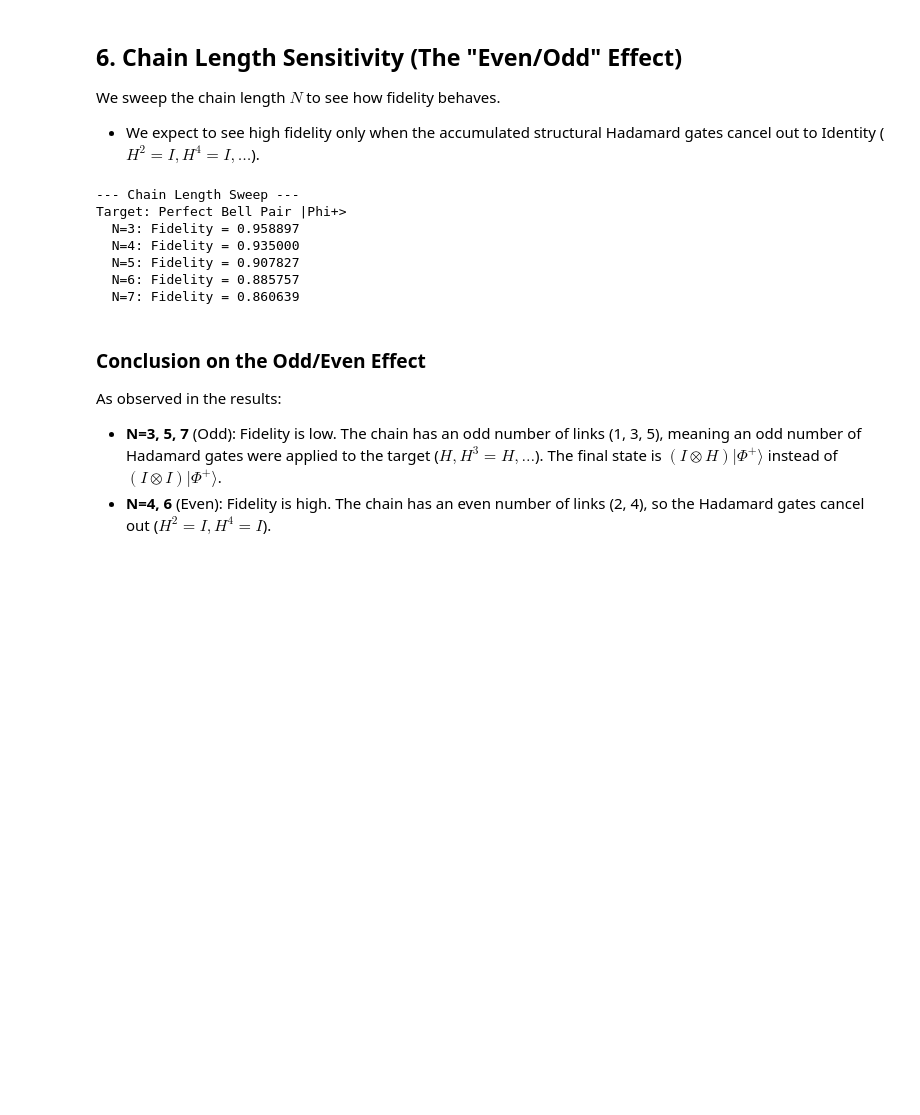
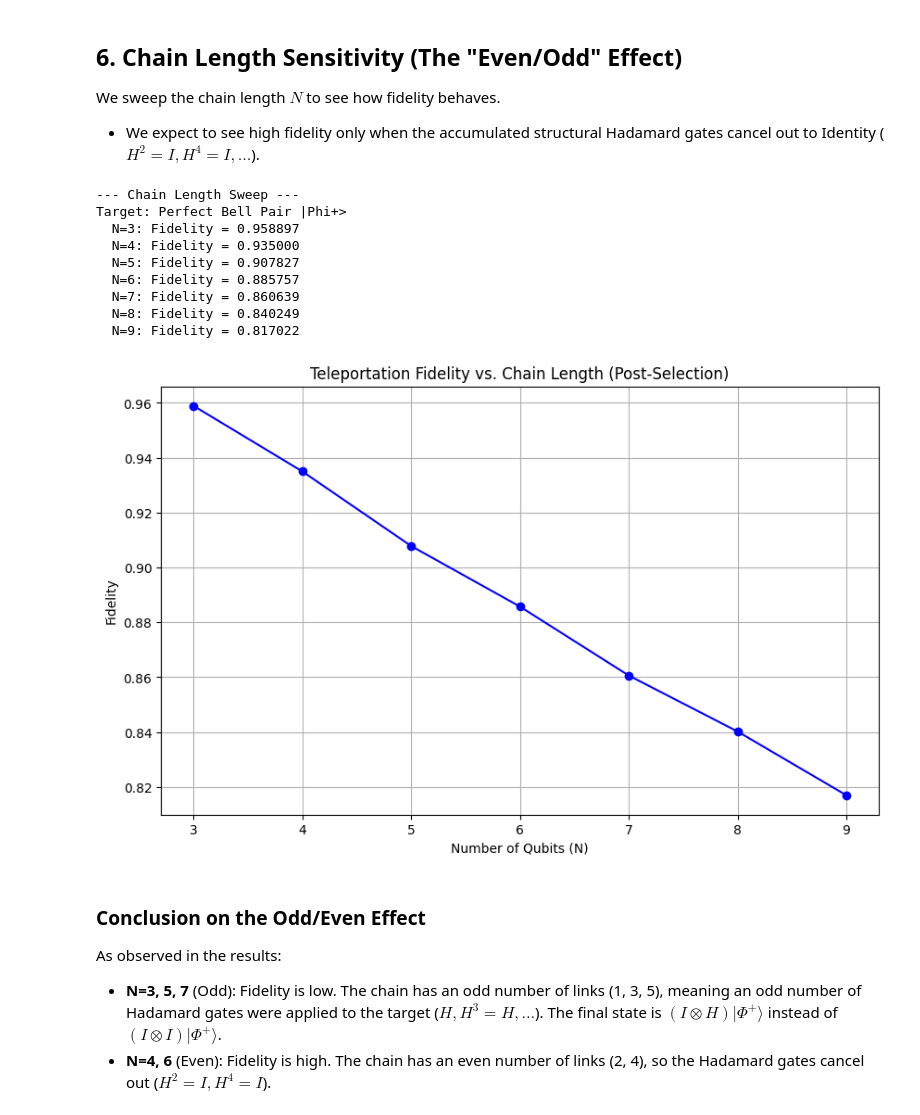
Before and after one commit to cqqqq01-source/Quantum_Teleportation_1d_chain_simulation, a Jupyter notebook: n_qubit_teleportation_post_selection.ipynb, the cells around one changed output. Saved outputs shown, nothing was run; the diff lists cells and outputs as text; code cells hidden in the pictures; blank space fills up the shorter version.

Commit message:
Add n-qubit swap experiment and comparison plot

```diff
--- a/n_qubit_teleportation_post_selection.ipynb
+++ b/n_qubit_teleportation_post_selection.ipynb
@@ -224,19 +225,36 @@ We sweep the chain length $N$ to see how fidelity behaves.
 # %%
 print("\n--- Chain Length Sweep ---")
 print("Target: Perfect Bell Pair |Phi+>")
-for n in range(3, 8):
+
+N_values = list(range(3, 10))
+fidelities = []
+
+for n in N_values:
     rho_ref = bell_pair_density_ref()
     rho_noisy = simulate_post_selected_chain(n, noise, ideal=False)
     fid = state_fidelity(rho_ref, rho_noisy)
+    fidelities.append(fid)
     print(f"  N={n}: Fidelity = {fid:.6f}")
+
+plt.figure(figsize=(10, 6))
+plt.plot(N_values, fidelities, marker='o', linestyle='-', color='b')
+plt.title("Teleportation Fidelity vs. Chain Length (Post-Selection)")
+plt.xlabel("Number of Qubits (N)")
+plt.ylabel("Fidelity")
+plt.grid(True)
+plt.xticks(N_values)
+plt.show()
 # %% [output]
 --- Chain Length Sweep ---
 Target: Perfect Bell Pair |Phi+>
   N=3: Fidelity = 0.958897
   N=4: Fidelity = 0.935000
   N=5: Fidelity = 0.907827
   N=6: Fidelity = 0.885757
   N=7: Fidelity = 0.860639
+  N=8: Fidelity = 0.840249
+  N=9: Fidelity = 0.817022
+[figure, added]
 # %% [markdown]
 ### Conclusion on the Odd/Even Effect
 
```
Also changed, not shown: parts of 1 cell of this notebook, 4 other files.
